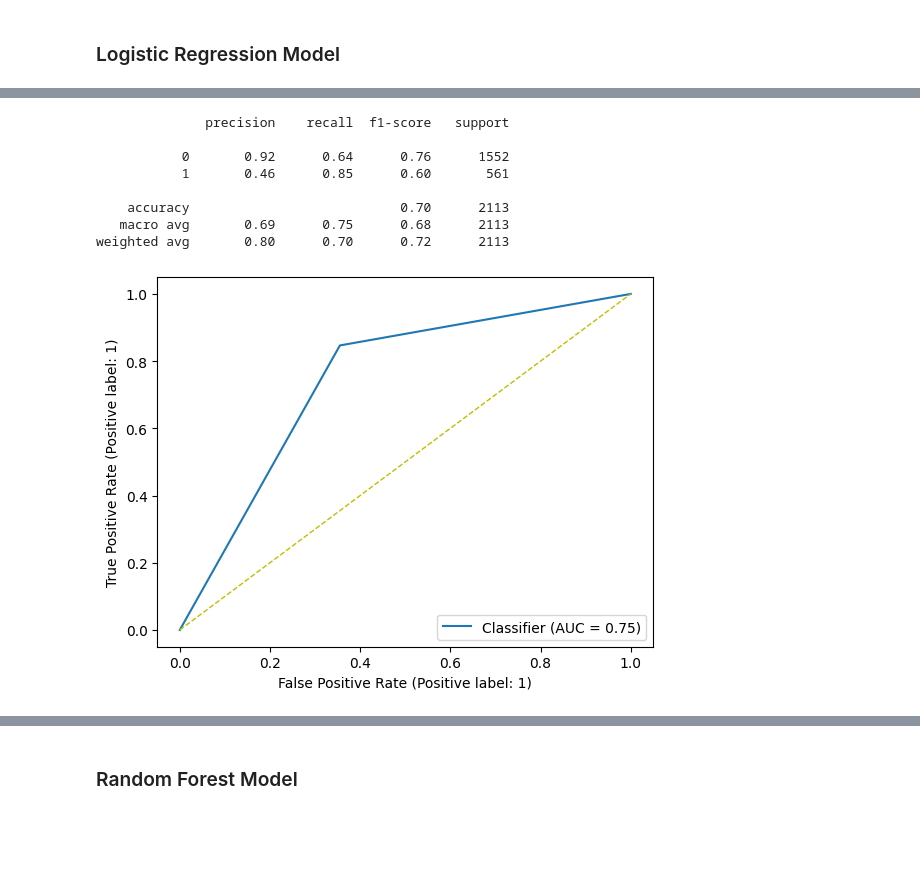
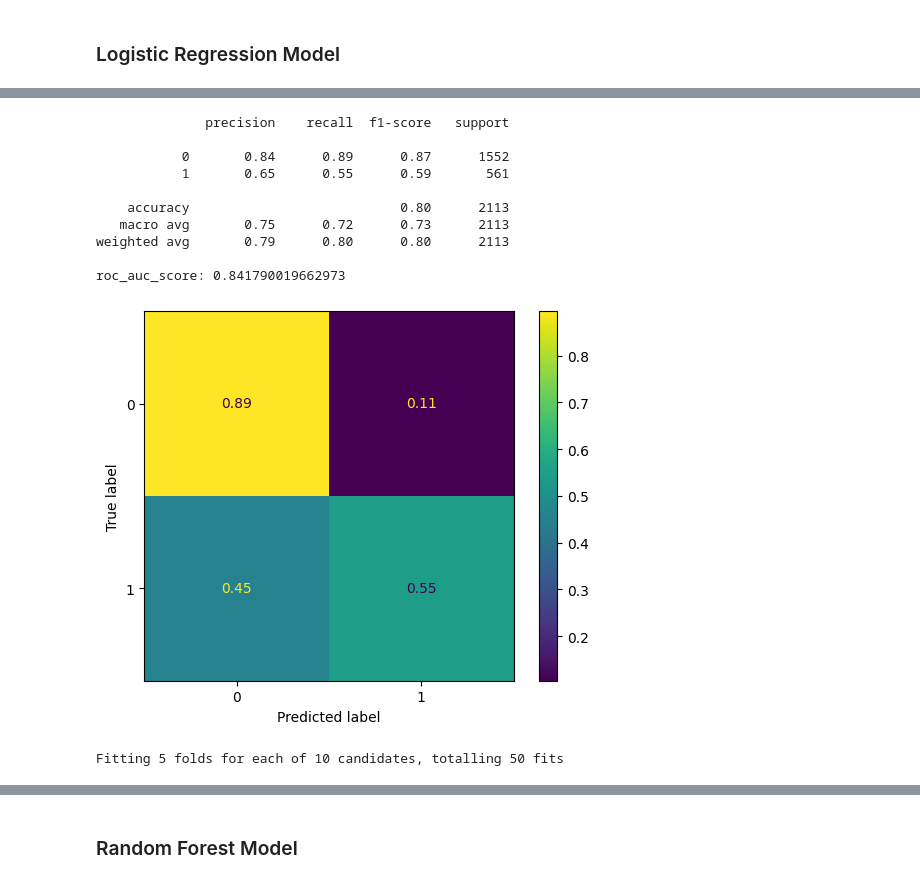
Before and after one commit to GuilhermeCLN/fraud-detection, a Jupyter notebook: churn_prediction.ipynb, the cells around one changed output, grey strips where cells are left out. Cells and saved outputs as stored; diff of their text form; code cells hidden in the pictures; blank space fills up the shorter version.

```diff
--- a/churn_prediction.ipynb
+++ b/churn_prediction.ipynb
@@ -451,10 +456,28 @@ def get_pipeline_smoteenn(num_features: list, cat_features: list, estimator):
     ])
 
     return final_pipe
+# %%
+def random_search_fit_predict(param_dist:dict, estimator, X_train, y_train, X_test, random_state=42, scoring='roc_auc'):
+
+    cv = StratifiedKFold(n_splits=5, shuffle=True, random_state=42)
+
+    rand_pipe = RandomizedSearchCV(
+    estimator=estimator,
+    param_distributions=param_dist,
+    scoring=scoring,
+    cv=cv,
+    verbose=1,
+    random_state=random_state
+    )
+
+    rand_pipe.fit(X_train, y_train)
+    y_pred = rand_pipe.predict(X_test)
+
+    return rand_pipe, y_pred
 # %% [markdown]
 ### Logistic Regression Model
 # %%
-logreg_pipe = get_pipeline_smoteenn(num_features=num_features, cat_features=cat_features, estimator=LogisticRegression(random_state=42))
+logreg_pipe = get_pipeline(num_features=num_features, cat_features=cat_features, estimator=LogisticRegression(random_state=42))
 logreg_pipe
 # %% [output]
 Pipeline(steps=[('pre_processor',
@@ -477,17 +521,8 @@ Pipeline(steps=[('pre_processor',
 # %%
 param_dist_logreg = {
-    'estimator__penalty': ['l1', 'l2'],
-    'estimator__C':[0.01, 0.1, 1, 10],
-    'estimator__solver':['lbfgs', 'liblinear']
+    'estimator__penalty': ['none', 'elasticnet', 'l1', 'l2'],
+    'estimator__C':[0.01, 0.1, 1, 10, 100],
+    'estimator__solver':['lbfgs', 'liblinear', 'newton-cg', 'saga']
 }
 
-cv = StratifiedKFold(n_splits=5, shuffle=True, random_state=42)
-
-rand_logreg = RandomizedSearchCV(
-    estimator=logreg_pipe,
-    param_distributions=param_dist_logreg,
-    scoring='roc_auc',
-    cv=cv,
-    verbose=3,
-    random_state=42
-)
+rand_logreg, y_pred_logreg = random_search_fit_predict(param_dist_logreg, logreg_pipe, X_train, y_train, X_test)
@@ -531,18 +531,20 @@ RandomizedSearchCV(cv=StratifiedKFold(n_splits=5, random_state=42, shuffle=True)
-# %%
-y_pred_logreg = rand_logreg.predict(X_test)
-print(classification_report(y_test, y_pred_logreg))
-# %% [output]
-              precision    recall  f1-score   support
-
-           0       0.92      0.64      0.76      1552
-           1       0.46      0.85      0.60       561
-
-    accuracy                           0.70      2113
-   macro avg       0.69      0.75      0.68      2113
-weighted avg       0.80      0.70      0.72      2113
-# %%
-RocCurveDisplay.from_predictions(y_test, y_pred_logreg)
-plt.plot([0,1], [0,1], '--', color = 'y', linewidth= 1)
-plt.show()
-# %% [output]
-[figure, removed]
+# %%
+print(classification_report(y_test, y_pred_logreg))
+print(f'roc_auc_score: {roc_auc_score(y_test, rand_logreg.predict_proba(X_test)[:,1])}')
+ConfusionMatrixDisplay(confusion_matrix(y_test, y_pred_logreg, normalize='true')).plot();
+# %% [output]
+              precision    recall  f1-score   support
+
+           0       0.84      0.89      0.87      1552
+           1       0.65      0.55      0.59       561
+
+    accuracy                           0.80      2113
+   macro avg       0.75      0.72      0.73      2113
+weighted avg       0.79      0.80      0.80      2113
+
+roc_auc_score: 0.841790019662973
+[figure, added]
+# %%
+rand_bl_logreg, y_pred_bl_logreg = random_search_fit_predict(param_dist_logreg, logreg_bl_pipe, X_train, y_train, X_test)
+# %% [output]
+Fitting 5 folds for each of 10 candidates, totalling 50 fits
```
Also changed, not shown: parts of 41 cells of this notebook.
